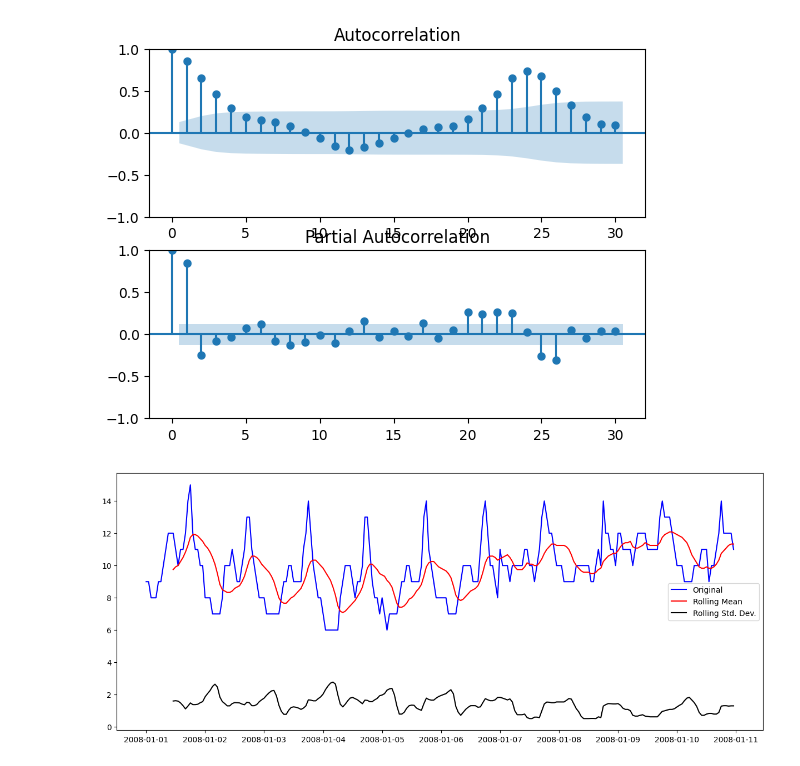
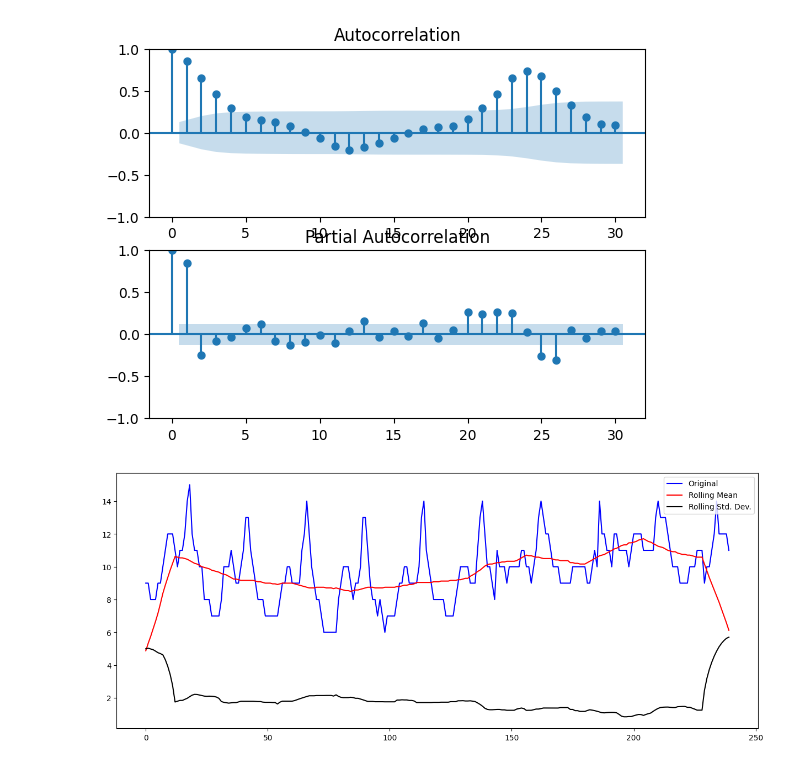
Before and after one commit to Millares95/Investigation_Code, a Jupyter notebook: ultimate_ARIMA_Forcast.ipynb, the cells around one changed output. Cells and saved outputs as stored; diff of their text form; code cells hidden in the pictures.

```diff
--- a/ultimate_ARIMA_Forcast.ipynb
+++ b/ultimate_ARIMA_Forcast.ipynb
@@ -273,14 +273,21 @@ plt.show()
 # %% [output]
 [figure]
 # %%
-rolmean = Serie.rolling(window = 12).mean()
-rolstd =Serie.rolling(window = 12).std()
-plt.figure(figsize = (15,6))
-orig = plt.plot(Serie, color = 'blue', label ='Original')
-mean  = plt.plot(rolmean, color = 'red', label = 'Rolling Mean')
-std = plt.plot(rolstd, color = 'black', label = 'Rolling Std. Dev.')
-plt.legend(loc = 'best')
+
+#? Convert the array to a NumPy array
+dataToFit_np = np.array(dataToFit)
+
+#? Calculate the rolling mean and standard deviation with a window of 24 hours
+rolmean = np.convolve(dataToFit_np, np.ones(24)/24, mode='same')
+rolstd = np.sqrt(np.convolve(dataToFit_np**2, np.ones(24)/24, mode='same') - rolmean**2)
+
+# Plot the original data, rolling mean, and rolling standard deviation
+plt.figure(figsize=(15,6))
+orig = plt.plot(dataToFit_np, color='blue', label='Original')
+mean = plt.plot(rolmean, color='red', label='Rolling Mean')
+std = plt.plot(rolstd, color='black', label='Rolling Std. Dev.')
+plt.legend(loc='best')
 plt.show()
 # %% [output]
-[figure, old version]
+[figure, new version]
 # %%
```
Also changed, not shown: parts of 4 cells of this notebook.
